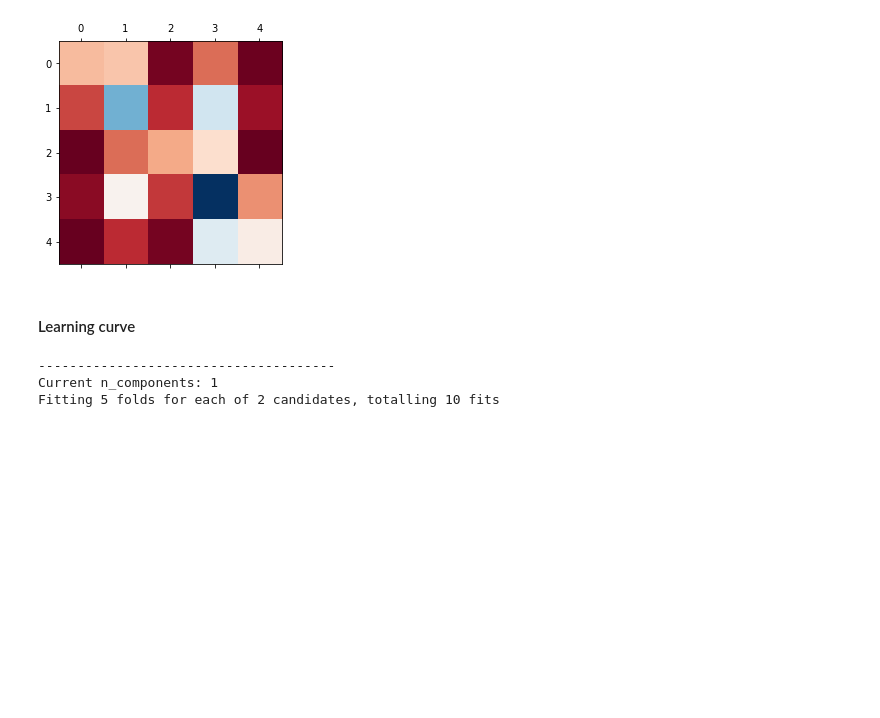
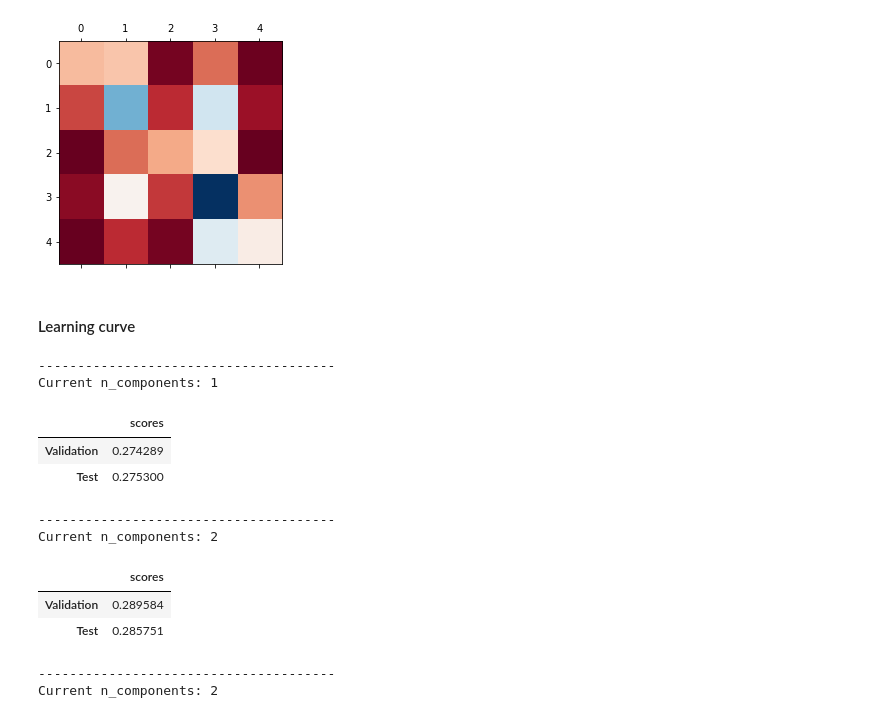
Before and after one commit to JavierLiao/EODS_Project2_Group9, a Jupyter notebook: doc/nlp_general_pipeline.ipynb, the cells around one changed output. Saved outputs shown, nothing was run; the diff lists cells and outputs as text; code cells hidden in the pictures; blank space fills up the shorter version.

```diff
--- a/doc/nlp_general_pipeline.ipynb
+++ b/doc/nlp_general_pipeline.ipynb
@@ -611,51 +611,60 @@ def get_validation_test_score_list(n_components_list):
             scoring = 'accuracy',
             cv = 5,
             n_jobs = -1,
-            verbose = 2
+            verbose = 0,
+            return_train_score = True
         ).fit(x_train, y_train)
 
 
         clf = gs_pipe_lgbc.best_estimator_
         cv_result = gs_pipe_lgbc.cv_results_
         temp_test_score = clf.score(x_test, y_test)
-        temp_best_index = gs_pipe_lgbc.best_index_
-        # temp_best_train_score = gs_pipe_lgbc.best_score_
-        temp_best_validation_score = cv_result['mean_test_score'][best_index]
+        # temp_best_index = gs_pipe_lgbc.best_index_
+        temp_best_validation_score = gs_pipe_lgbc.best_score_
+        # temp_best_validation_score = cv_result['mean_test_score'][temp_best_index]
         temp_best_params = gs_pipe_lgbc.best_params_
 
         result_df = pd.DataFrame(
-            data = [[best_train_score],
-                    [best_validation_score],
-                    [test_score]],
+            data = [[temp_best_validation_score],
+                    [temp_test_score]],
             columns = ["scores"],
-            index = ["Train", "Validation", "Test"]
+            index = ["Validation", "Test"]
         )
         display(result_df)
 
         validation_error_list.append(temp_best_validation_score)
         test_error_list.append(temp_test_score)
     return n_components_list, validation_error_list, test_error_list
 
 def plot_learning_curve(n_var_list, training_score_list, validation_score_list):
     plt.rcParams["font.weight"] = "bold"
     plt.style.use('ggplot')
     fig,ax = plt.subplots(1, 1, figsize = (8, 8), dpi = 320)
     ax.plot(n_var_list, training_score_list, 'o-', label = "Train score", linewidth = 2)
     ax.plot(n_var_list, validation_score_list, 'o-', label = "Validation score", linewidth = 2)
     ax.legend()
     ax.set_xscale("log")
     ax.set_title('Learning Curve: PCA + EDR ver2')
     ax.set_xlabel('Top k for each slice')
     ax.set_ylabel('Accuracy')
     plt.show()
     pass
 
 n_components_list, validation_error_list, test_error_list = get_validation_test_score_list(n_components_list)
 plot_learning_curve(n_components_list, validation_error_list, test_error_list)
 # %% [output]
 --------------------------------------
 Current n_components: 1
-Fitting 5 folds for each of 2 candidates, totalling 10 fits
+|  | scores |
+| Validation | 0.274289 |
+| Test | 0.275300 |
+--------------------------------------
+Current n_components: 2
+|  | scores |
+| Validation | 0.289584 |
+| Test | 0.285751 |
+--------------------------------------
+Current n_components: 2
 # %%
 pipe_stacking = Pipeline([
     ('tfidf', TfidfVectorizer()),
```
